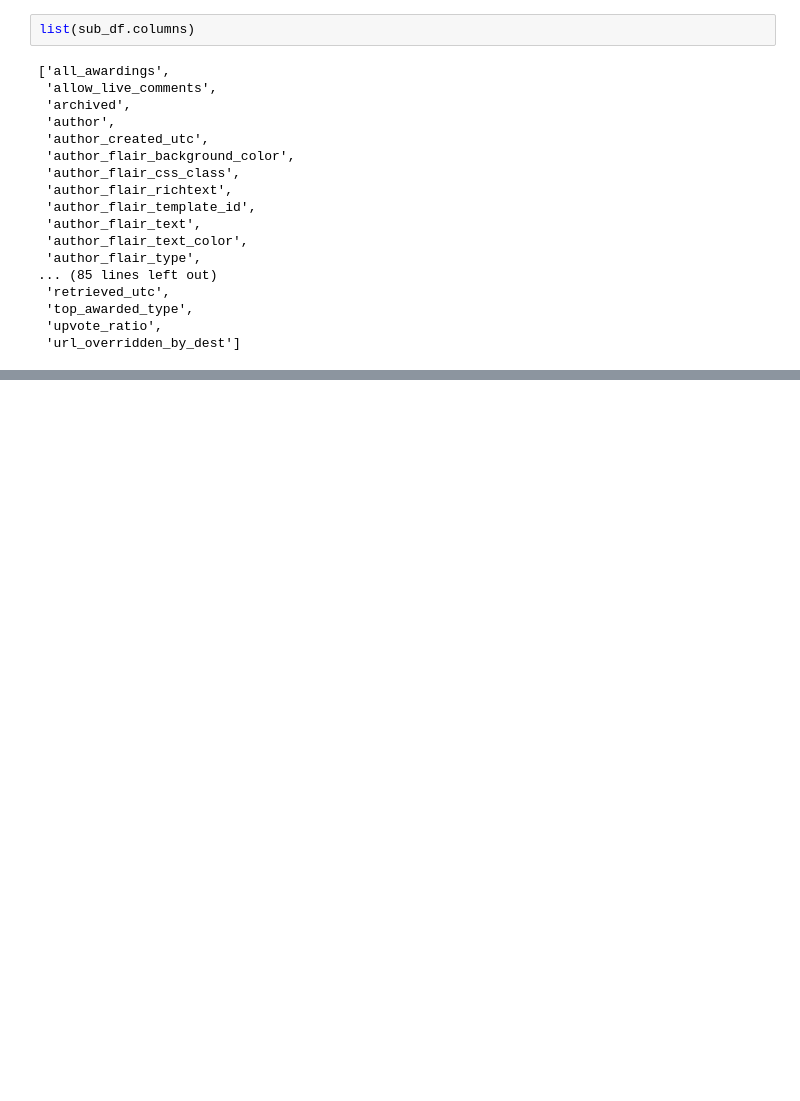
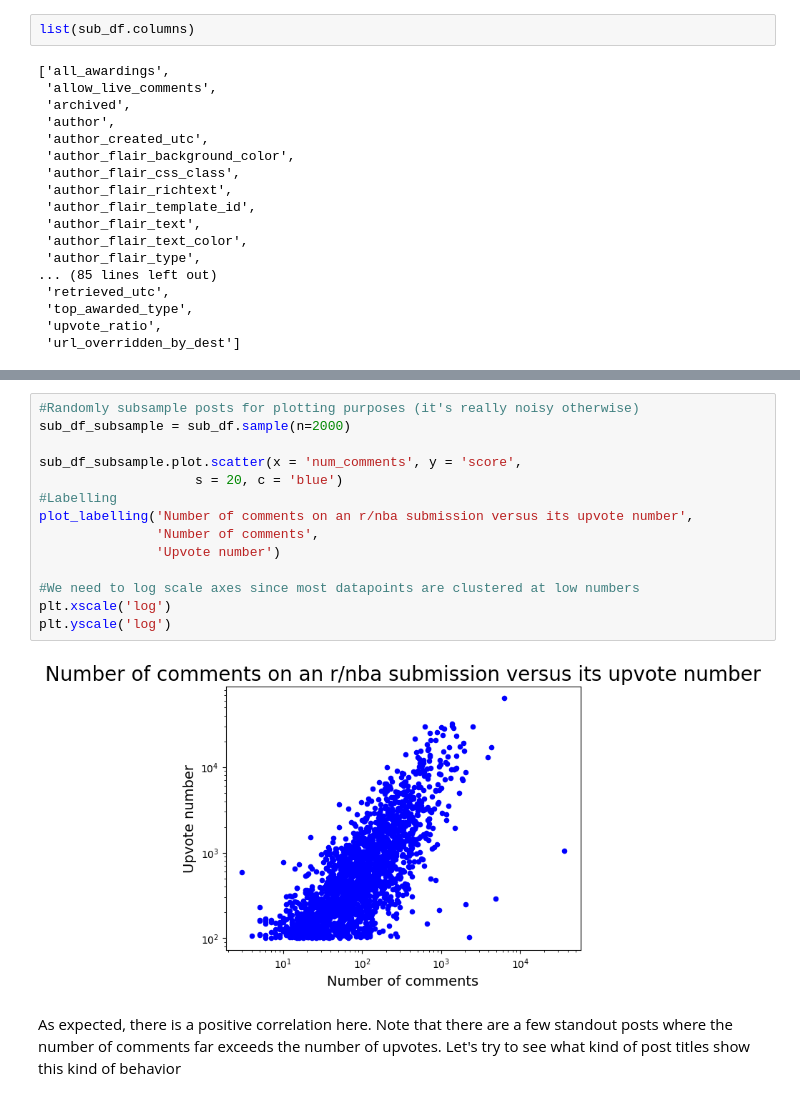
Before and after one commit to AlbertVong/Reddit-NBA-Upvote-Predictor, a Jupyter notebook: nbareddit_json_process.ipynb, the cells around one changed output, grey strips where cells are left out. Cells and saved outputs as stored; diff of their text form; blank space fills up the shorter version.

```diff
--- a/nbareddit_json_process.ipynb
+++ b/nbareddit_json_process.ipynb
@@ -66,0 +131,18 @@ sub_df.head(5)
+# %%
+#Randomly subsample posts for plotting purposes (it's really noisy otherwise)
+sub_df_subsample = sub_df.sample(n=2000)
+
+sub_df_subsample.plot.scatter(x = 'num_comments', y = 'score',
+                    s = 20, c = 'blue')
+#Labelling
+plot_labelling('Number of comments on an r/nba submission versus its upvote number',
+               'Number of comments',
+               'Upvote number')
+
+#We need to log scale axes since most datapoints are clustered at low numbers
+plt.xscale('log')
+plt.yscale('log')
+# %% [output]
+[figure, added]
+# %% [markdown]
+As expected, there is a positive correlation here. Note that there are a few standout posts where the number of comments far exceeds the number of upvotes. Let's try to see what kind of post titles show this kind of behavior
```
Also changed, not shown: parts of 20 cells of this notebook.
